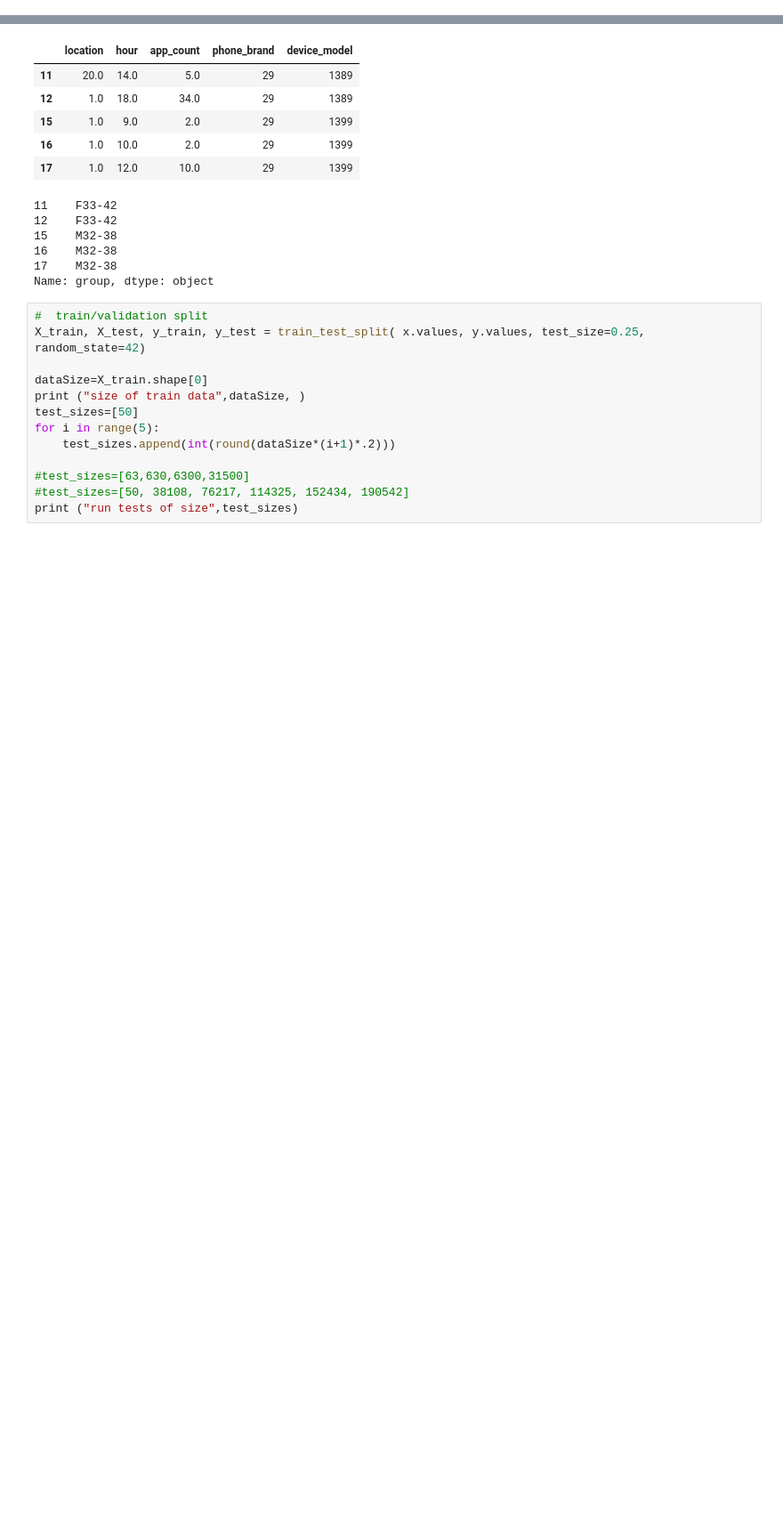
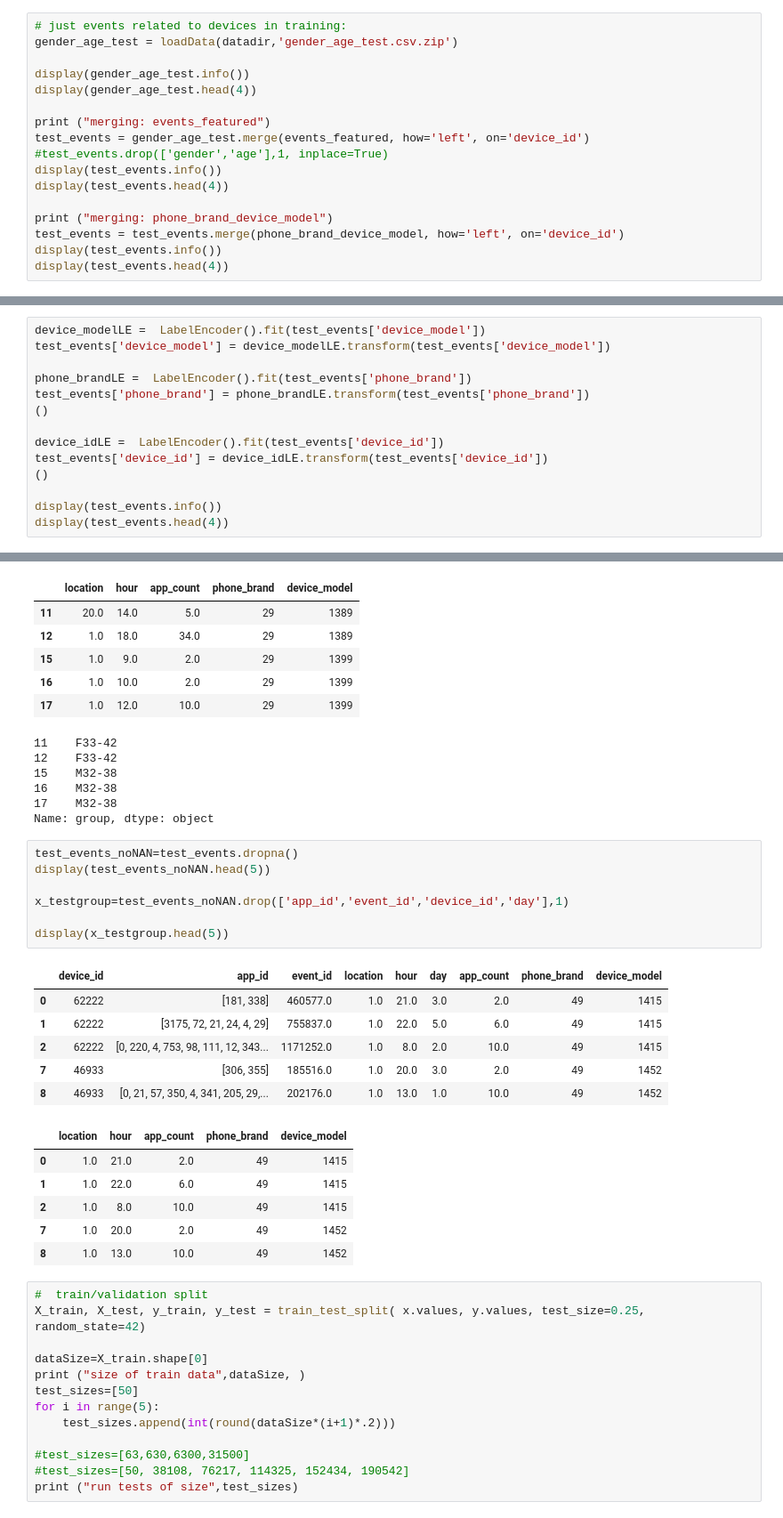
Before and after one commit to llathrop/Kagglescripts, a Jupyter notebook: TalkingData.ipynb, the cells around one changed output, grey strips where cells are left out. Shown at 89% size. Cells and saved outputs as stored; diff of their text form; blank space fills up the shorter version.

```diff
--- a/TalkingData.ipynb
+++ b/TalkingData.ipynb
@@ -642,3 +629,20 @@ None
 | 1 | -2897161552818060146 | M32-38 | NaN | NaN | NaN | NaN | NaN | NaN | 小米 | ... |
 | 2 | -8260683887967679142 | M32-38 | NaN | 2479656.0 | 1.0 | 14.0 | 1.0 | NaN | 小米 | ... |
 | 3 | -4938849341048082022 | M29-31 | NaN | NaN | NaN | NaN | NaN | NaN | 小米 | ... |
+# %%
+# just events related to devices in training:
+gender_age_test = loadData(datadir,'gender_age_test.csv.zip')
+
+display(gender_age_test.info())
+display(gender_age_test.head(4))
+
+print ("merging: events_featured")
+test_events = gender_age_test.merge(events_featured, how='left', on='device_id')
+#test_events.drop(['gender','age'],1, inplace=True)
+display(test_events.info())
+display(test_events.head(4))
+
+print ("merging: phone_brand_device_model")
+test_events = test_events.merge(phone_brand_device_model, how='left', on='device_id')
+display(test_events.info())
+display(test_events.head(4))
@@ -681,3 +740,17 @@ None
 | 1 | 25592 | M32-38 | NaN | NaN | NaN | NaN | NaN | NaN | 47 | ... |
 | 2 | 3892 | M32-38 | NaN | 2479656.0 | 1.0 | 14.0 | 1.0 | NaN | 47 | ... |
 | 3 | 17373 | M29-31 | NaN | NaN | NaN | NaN | NaN | NaN | 47 | ... |
+# %%
+device_modelLE =  LabelEncoder().fit(test_events['device_model'])
+test_events['device_model'] = device_modelLE.transform(test_events['device_model'])
+
+phone_brandLE =  LabelEncoder().fit(test_events['phone_brand'])
+test_events['phone_brand'] = phone_brandLE.transform(test_events['phone_brand'])
+()
+
+device_idLE =  LabelEncoder().fit(test_events['device_id'])
+test_events['device_id'] = device_idLE.transform(test_events['device_id'])
+()
+
+display(test_events.info())
+display(test_events.head(4))
@@ -732,6 +838,26 @@ display(y.head(5))
 16    M32-38
 17    M32-38
 Name: group, dtype: object
+# %%
+test_events_noNAN=test_events.dropna()
+display(test_events_noNAN.head(5))
+
+x_testgroup=test_events_noNAN.drop(['app_id','event_id','device_id','day'],1)
+
+display(x_testgroup.head(5))
+# %% [output]
+|  | device_id | app_id | event_id | location | hour | day | app_count | phone_brand | device_model |
+| 0 | 62222 | [181, 338] | 460577.0 | 1.0 | 21.0 | 3.0 | 2.0 | 49 | 1415 |
+| 1 | 62222 | [3175, 72, 21, 24, 4, 29] | 755837.0 | 1.0 | 22.0 | 5.0 | 6.0 | 49 | 1415 |
+| 2 | 62222 | [0, 220, 4, 753, 98, 111, 12, 343... | 1171252.0 | 1.0 | 8.0 | 2.0 | 10.0 | 49 | 1415 |
+| 7 | 46933 | [306, 355] | 185516.0 | 1.0 | 20.0 | 3.0 | 2.0 | 49 | 1452 |
+| 8 | 46933 | [0, 21, 57, 350, 4, 341, 205, 29,... | 202176.0 | 1.0 | 13.0 | 1.0 | 10.0 | 49 | 1452 |
+|  | location | hour | app_count | phone_brand | device_model |
+| 0 | 1.0 | 21.0 | 2.0 | 49 | 1415 |
+| 1 | 1.0 | 22.0 | 6.0 | 49 | 1415 |
+| 2 | 1.0 | 8.0 | 10.0 | 49 | 1415 |
+| 7 | 1.0 | 20.0 | 2.0 | 49 | 1452 |
+| 8 | 1.0 | 13.0 | 10.0 | 49 | 1452 |
 # %%
 #  train/validation split
 X_train, X_test, y_train, y_test = train_test_split( x.values, y.values, test_size=0.25, random_state=42)
```
Also changed, not shown: parts of 13 cells of this notebook.
